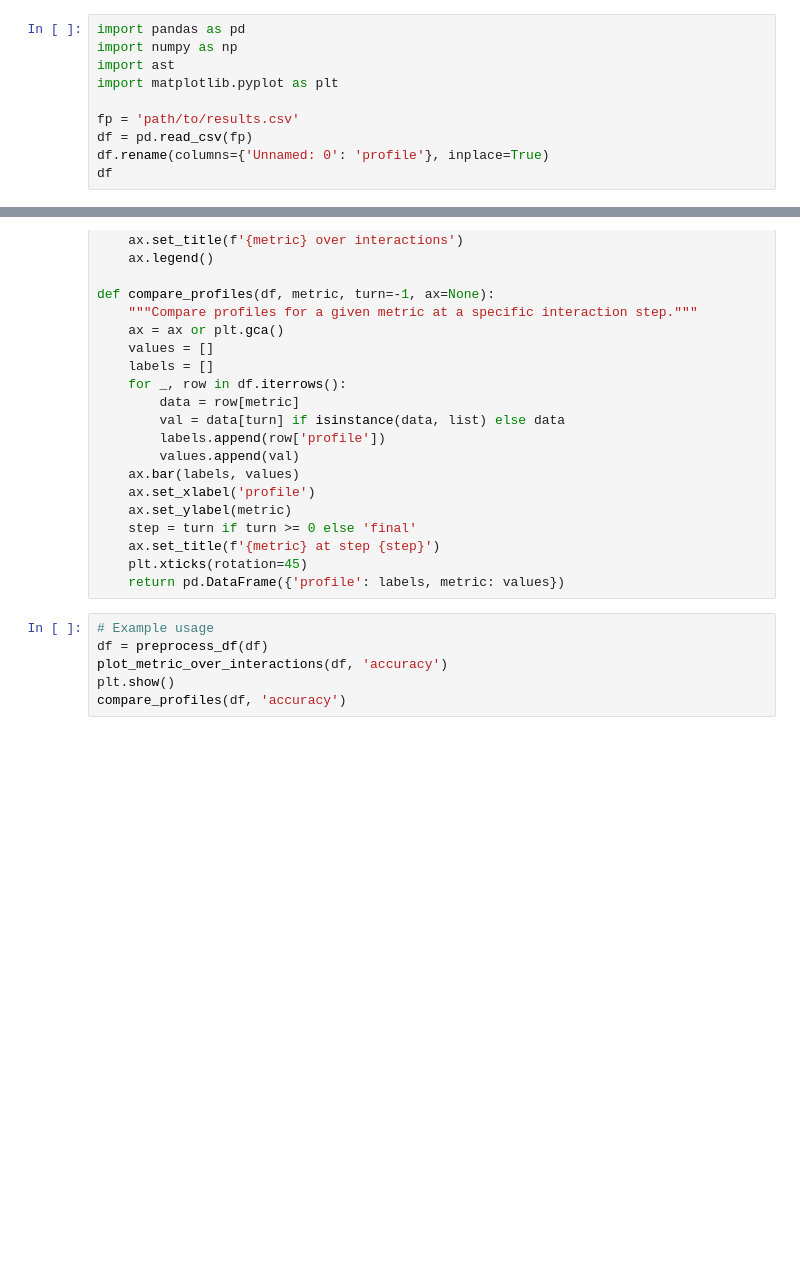
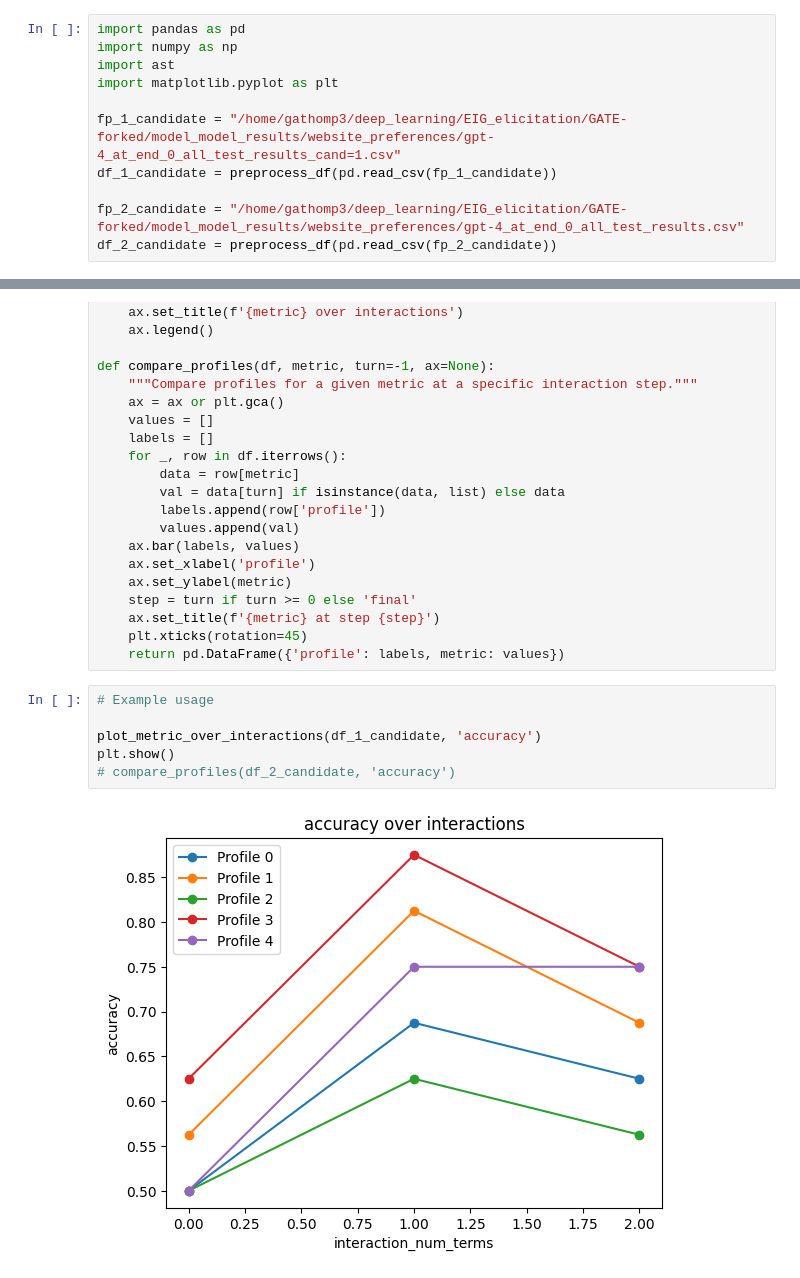
Before and after one commit to Gabe-Thomp/GATE-forked, a Jupyter notebook: testing_notebooks/view_data.ipynb, the cells around one changed output, grey strips where cells are left out. Drawn from its saved outputs; the diff is of its cells as text; blank space fills up the shorter version.

```diff
--- a/testing_notebooks/view_data.ipynb
+++ b/testing_notebooks/view_data.ipynb
@@ -1,13 +1,14 @@
-# %%
-import pandas as pd
-import numpy as np
-import ast
-import matplotlib.pyplot as plt
-
-fp = 'path/to/results.csv'
-df = pd.read_csv(fp)
-df.rename(columns={'Unnamed: 0': 'profile'}, inplace=True)
-df
+# %%
+import pandas as pd
+import numpy as np
+import ast
+import matplotlib.pyplot as plt
+
+fp_1_candidate = "/home/gathomp3/deep_learning/EIG_elicitation/GATE-forked/model_model_results/website_preferences/gpt-4_at_end_0_all_test_results_cand=1.csv"
+df_1_candidate = preprocess_df(pd.read_csv(fp_1_candidate))
+
+fp_2_candidate = "/home/gathomp3/deep_learning/EIG_elicitation/GATE-forked/model_model_results/website_preferences/gpt-4_at_end_0_all_test_results.csv"
+df_2_candidate = preprocess_df(pd.read_csv(fp_2_candidate))
 # %%
 def preprocess_df(df):
     """Rename the profile column and parse list columns."""
@@ -55,7 +56,9 @@ def compare_profiles(df, metric, turn=-1, ax=None):
     return pd.DataFrame({'profile': labels, metric: values})
 # %%
 # Example usage
-df = preprocess_df(df)
-plot_metric_over_interactions(df, 'accuracy')
+
+plot_metric_over_interactions(df_1_candidate, 'accuracy')
 plt.show()
-compare_profiles(df, 'accuracy')
+# compare_profiles(df_2_candidate, 'accuracy')
+# %% [output]
+[figure, added]
```
Also changed, not shown: 3 other files.
